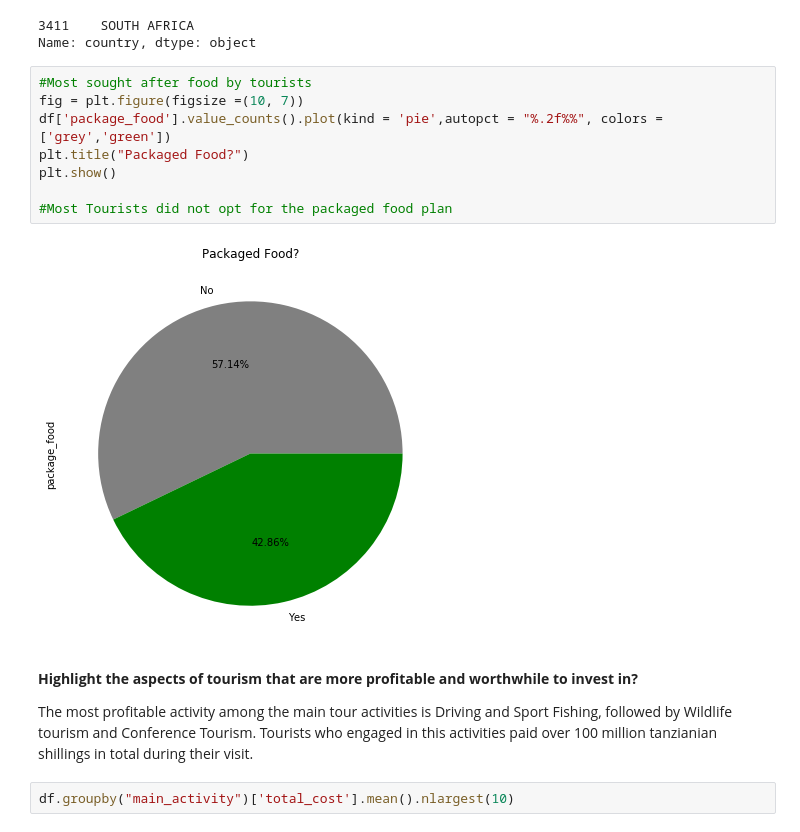
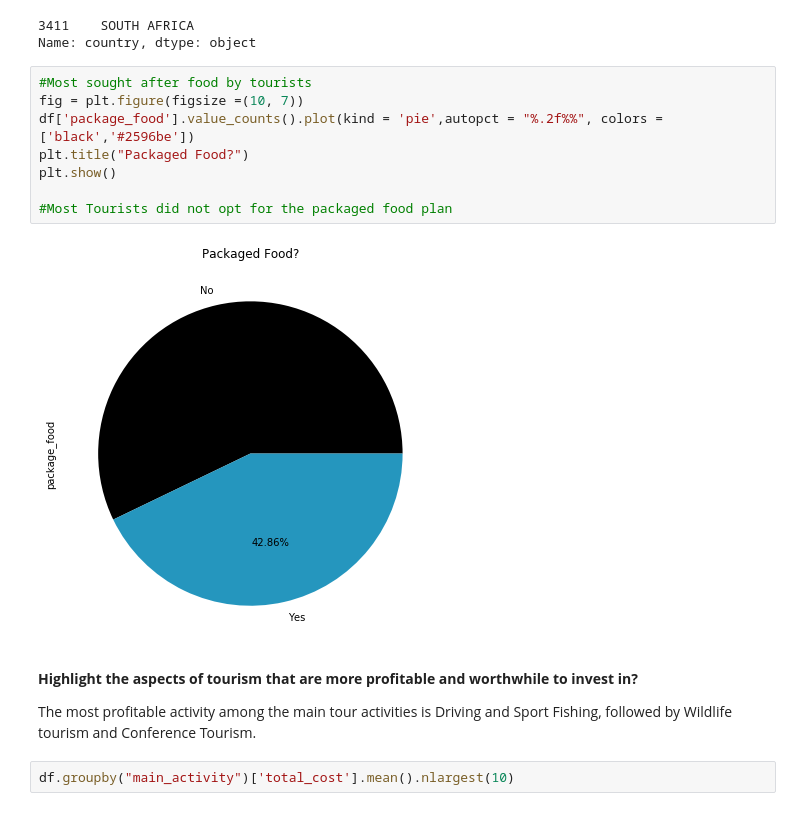
Before and after one commit to awojidetola/Dataline-Competition, a Jupyter notebook: Tanzania.ipynb, the cells around one changed output. Saved outputs shown, nothing was run; the diff lists cells and outputs as text.

```diff
--- a/Tanzania.ipynb
+++ b/Tanzania.ipynb
@@ -293,17 +299,17 @@ Name: country, dtype: object
 # %%
 #Most sought after food by tourists
 fig = plt.figure(figsize =(10, 7))
-df['package_food'].value_counts().plot(kind = 'pie',autopct = "%.2f%%", colors = ['grey','green'])
+df['package_food'].value_counts().plot(kind = 'pie',autopct = "%.2f%%", colors = ['black','#2596be'])
 plt.title("Packaged Food?")
 plt.show()
 
 #Most Tourists did not opt for the packaged food plan
 # %% [output]
-[figure, old version]
+[figure, new version]
 # %% [markdown]
 **Highlight the aspects of tourism that are more profitable and worthwhile to invest in?**
 
-The most profitable activity among the main tour activities is Driving and Sport Fishing, followed by Wildlife tourism and Conference Tourism. Tourists who engaged in this activities paid over 100 million tanzianian shillings in total during their visit.
+The most profitable activity among the main tour activities is Driving and Sport Fishing, followed by Wildlife tourism and Conference Tourism.
 # %%
 df.groupby("main_activity")['total_cost'].mean().nlargest(10)
 # %% [output]
```
Also changed, not shown: parts of 37 cells of this notebook, 1 other file.
